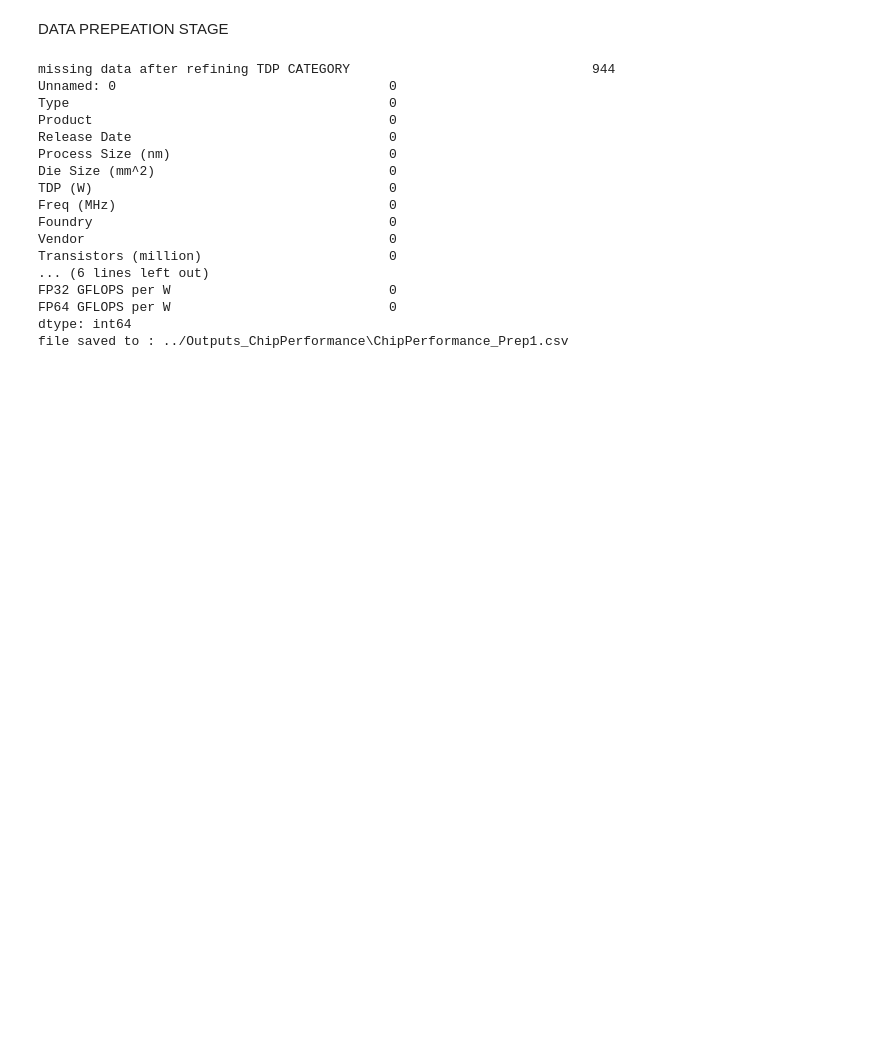
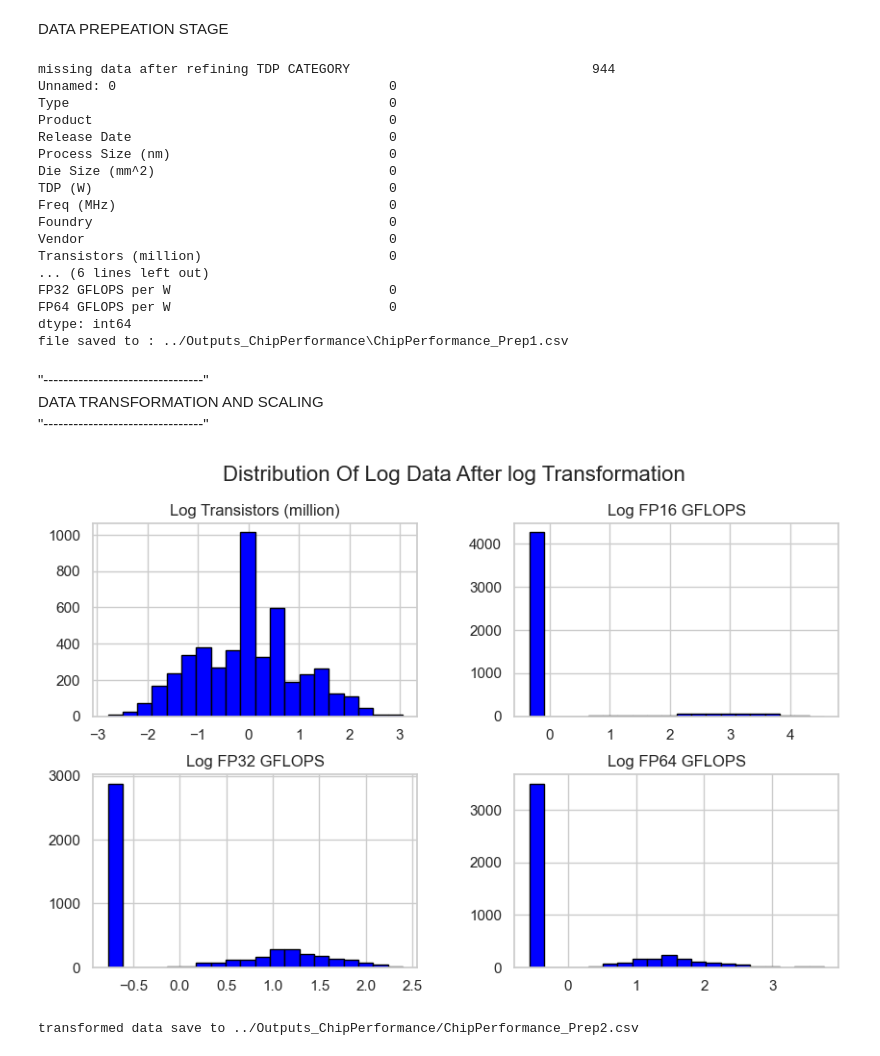
Before and after one commit to mukulvaths9999-create/CPU_ANALYSIS, a Jupyter notebook: CPU ANALYSIS.ipynb, the cells around one changed output. Cells and saved outputs as stored; diff of their text form; code cells hidden in the pictures; blank space fills up the shorter version.

Commit message:
ADD TRANSFORMATIN AND SCALING

```diff
--- a/CPU ANALYSIS.ipynb
+++ b/CPU ANALYSIS.ipynb
@@ -161,4 +177,8 @@ FP32 GFLOPS per W                            0
 FP64 GFLOPS per W                            0
 dtype: int64
 file saved to : ../Outputs_ChipPerformance\ChipPerformance_Prep1.csv
+# %% [markdown]
+"--------------------------------"
+DATA TRANSFORMATION AND SCALING
+"--------------------------------"
 # %%
@@ -166,15 +186,49 @@ file saved to : ../Outputs_ChipPerformance\ChipPerformance_Prep1.csv
 # %%
 from sklearn.preprocessing import StandardScaler
 
 # LOG TRANSFORMATION
 # load previous dataset so that all previous cleaning steps are taken in consideration
 input_path="../Outputs_ChipPerformance\ChipPerformance_Prep1.csv"
 chip_data=pd.read_csv(input_path)
 
-#applying log to highly skewed data to reduce skewness making data more normally distributed which can improve the linear models
-chip_data["Log Transistors (million)"]=np.logp1p(chip_data["Log Transistors (million)"])
-chip_data["FP16 GFLOPS"]=np.logp1p(chip_data["FP16 GFLOPS"])
-chip_data["FP32 GFLOPS"]=np.logp1p(chip_data["FP32 GFLOPS"])
-chip_data["FP64 GFLOPS"]=np.logp1p(chip_data["FP64 GFLOPS"])
+#applying log to highly skewed data to reduce skewness making data  normally distributed and then scaling the data
+# which is important for machine learning model
+
+chip_data["Log Transistors (million)"]=np.log1p(chip_data["Transistors (million)"])
+chip_data["Log FP16 GFLOPS"]=np.log1p(chip_data["FP16 GFLOPS"])   # TO get correct value, np.log1p is log(1+x),
+chip_data["Log FP32 GFLOPS"]=np.log1p(chip_data["FP32 GFLOPS"])   # we dont use log(1+x) literally as it can lead to rounding off
+chip_data["Log FP64 GFLOPS"]=np.log1p(chip_data["FP64 GFLOPS"])   # that can ignore the vlaue of x in approx.
 
 # SCALING
+# it will help to all factors so that they can contribute equally to ananlysis
+
+numerical_col=['TDP (W)', 'Die Size (mm^2)', 'Freq (MHz)',
+                  'Log Transistors (million)', 'Log FP16 GFLOPS',
+                  'Log FP32 GFLOPS', 'Log FP64 GFLOPS']
+
+scaler=StandardScaler()  #container that will store the parameters of data( mean, standard deviation)
+
+chip_data[numerical_col]=scaler.fit_transform(chip_data[numerical_col]) # calculated the mean and sd and then tranform each value using z formula
+
+
+# visulize the data again as it is important to see how our data has the intended effect
+
+tranformed_column=["Log Transistors (million)","Log FP16 GFLOPS","Log FP32 GFLOPS","Log FP64 GFLOPS"]
+chip_data[tranformed_column].hist(figsize=(10,6),bins=20,color="blue",edgecolor="black")
+plt.suptitle("Distribution Of Log Data After log Transformation",fontsize=16)
+plt.show()
+
+# saving the transformation
+output_folder="../Outputs_ChipPerformance"
+output_file="ChipPerformance_Prep2.csv"
+output_path=f"{output_folder}/{output_file}"
+
+# save dataframe to a path
+# index=False instructs pandas to omit this index column ( index =0,1,2..)
+# which is usually preferred because the index is often redundant and can cause issues if you reload the file later.
+chip_data.to_csv(output_path,index=False)
+
+print(f"transformed data save to {output_path}")
+# %% [output]
+[figure, added]
+transformed data save to ../Outputs_ChipPerformance/ChipPerformance_Prep2.csv
```
Also changed, not shown: parts of 7 cells of this notebook.
